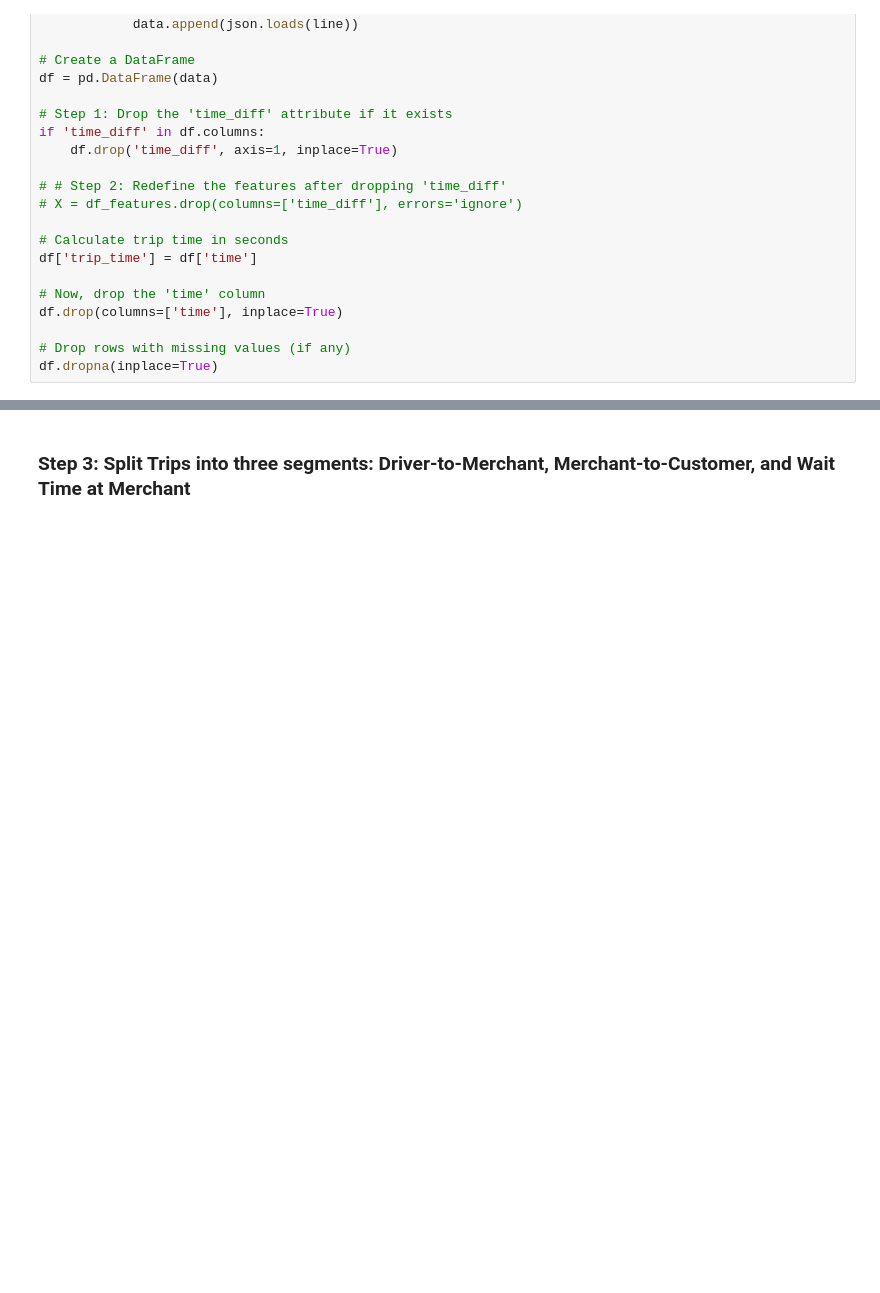
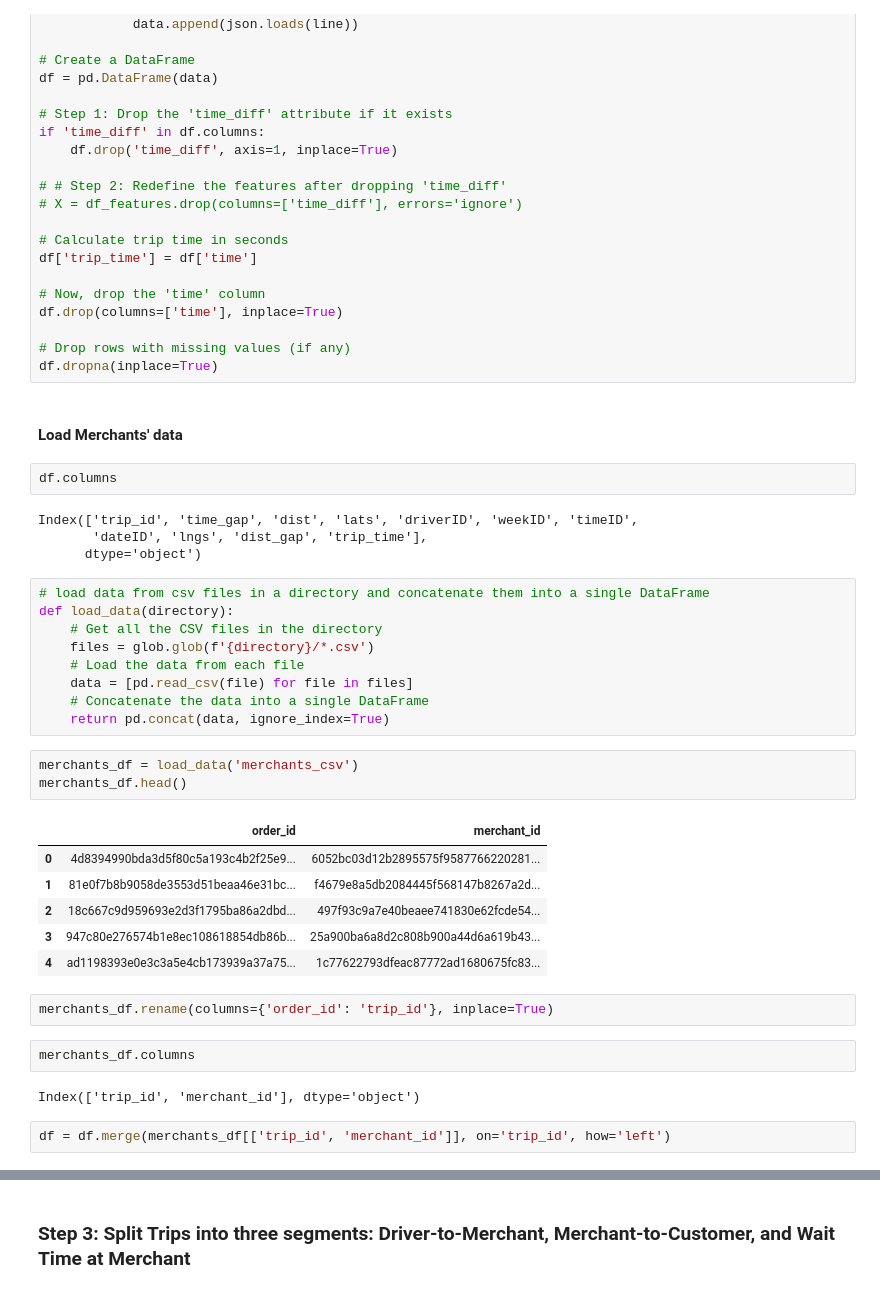
Before and after one commit to nadabadawi/eta-rfr, a Jupyter notebook: careem_rfr_v2.1.ipynb, the cells around one changed output, grey strips where cells are left out. Saved outputs shown, nothing was run; the diff lists cells and outputs as text; blank space fills up the shorter version.

```diff
--- a/careem_rfr_v2.1.ipynb
+++ b/careem_rfr_v2.1.ipynb
@@ -61,3 +60,38 @@ df.drop(columns=['time'], inplace=True)
 
 # Drop rows with missing values (if any)
 df.dropna(inplace=True)
+# %% [markdown]
+#### Load Merchants' data
+# %%
+df.columns
+# %% [output]
+Index(['trip_id', 'time_gap', 'dist', 'lats', 'driverID', 'weekID', 'timeID',
+       'dateID', 'lngs', 'dist_gap', 'trip_time'],
+      dtype='object')
+# %%
+# load data from csv files in a directory and concatenate them into a single DataFrame
+def load_data(directory):
+    # Get all the CSV files in the directory
+    files = glob.glob(f'{directory}/*.csv')
+    # Load the data from each file
+    data = [pd.read_csv(file) for file in files]
+    # Concatenate the data into a single DataFrame
+    return pd.concat(data, ignore_index=True)
+# %%
+merchants_df = load_data('merchants_csv')
+merchants_df.head()
+# %% [output]
+|  | order_id | merchant_id |
+| 0 | 4d8394990bda3d5f80c5a193c4b2f25e9... | 6052bc03d12b2895575f9587766220281... |
+| 1 | 81e0f7b8b9058de3553d51beaa46e31bc... | f4679e8a5db2084445f568147b8267a2d... |
+| 2 | 18c667c9d959693e2d3f1795ba86a2dbd... | 497f93c9a7e40beaee741830e62fcde54... |
+| 3 | 947c80e276574b1e8ec108618854db86b... | 25a900ba6a8d2c808b900a44d6a619b43... |
+| 4 | ad1198393e0e3c3a5e4cb173939a37a75... | 1c77622793dfeac87772ad1680675fc83... |
+# %%
+merchants_df.rename(columns={'order_id': 'trip_id'}, inplace=True)
+# %%
+merchants_df.columns
+# %% [output]
+Index(['trip_id', 'merchant_id'], dtype='object')
+# %%
+df = df.merge(merchants_df[['trip_id', 'merchant_id']], on='trip_id', how='left')
```
Also changed, not shown: parts of 30 cells of this notebook, 12 other files.
